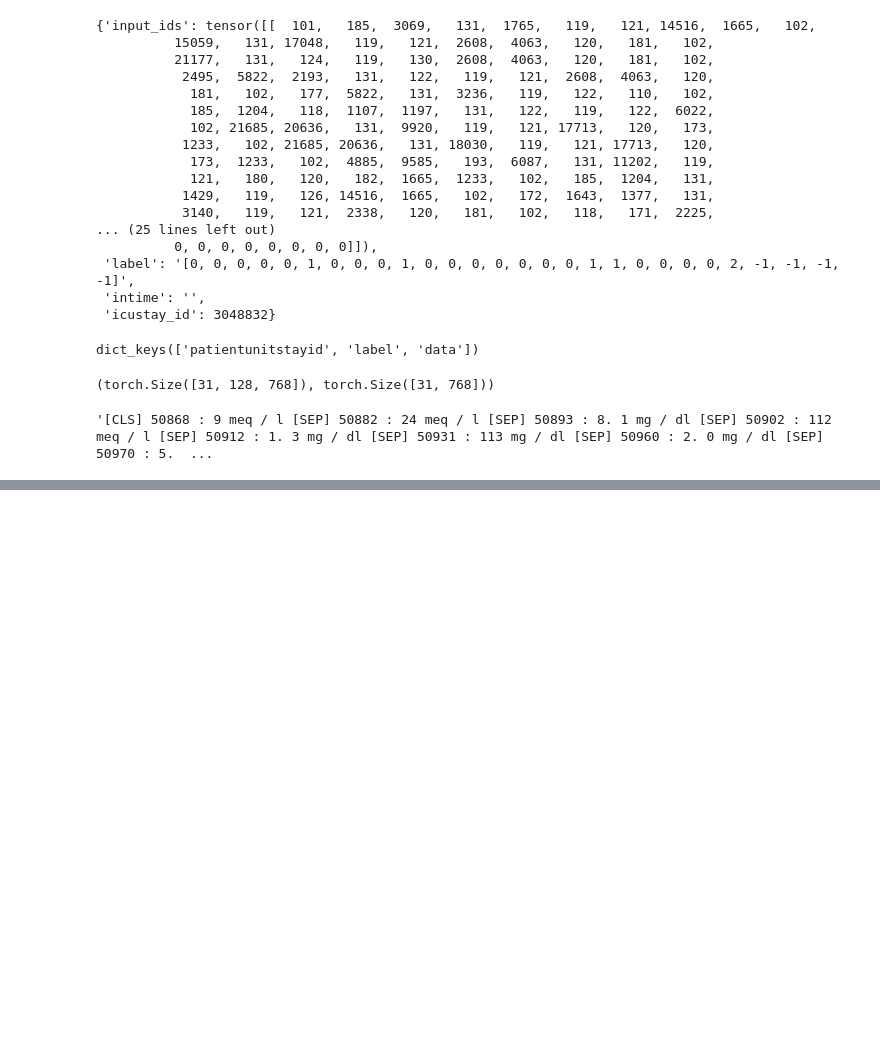
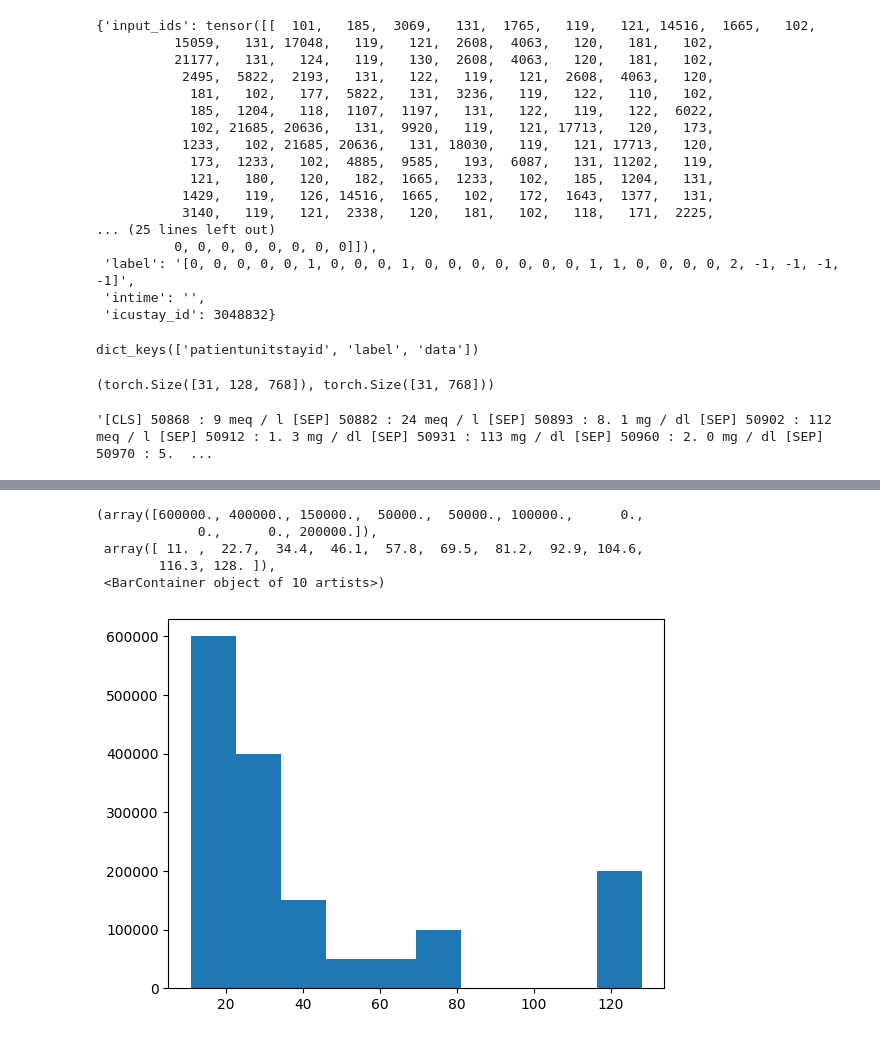
Before and after one commit to nannullna/ai612-project2-2023, a Jupyter notebook: exp.ipynb, the cells around one changed output, grey strips where cells are left out. Drawn from its saved outputs; the diff is of its cells as text; code cells hidden in the pictures; blank space fills up the shorter version.

```diff
--- a/exp.ipynb
+++ b/exp.ipynb
@@ -325,0 +355,9 @@ dataset.tokenizer.decode(input_ids[0], skip_special_tokens=False)
+# %%
+plt.hist([v for v_l in vec_lengths for v in v_l])
+# %% [output]
+(array([600000., 400000., 150000.,  50000.,  50000., 100000.,      0.,
+             0.,      0., 200000.]),
+ array([ 11. ,  22.7,  34.4,  46.1,  57.8,  69.5,  81.2,  92.9, 104.6,
+        116.3, 128. ]),
+ <BarContainer object of 10 artists>)
+[figure, added]
```
Also changed, not shown: parts of 7 cells of this notebook, 6 other files.
